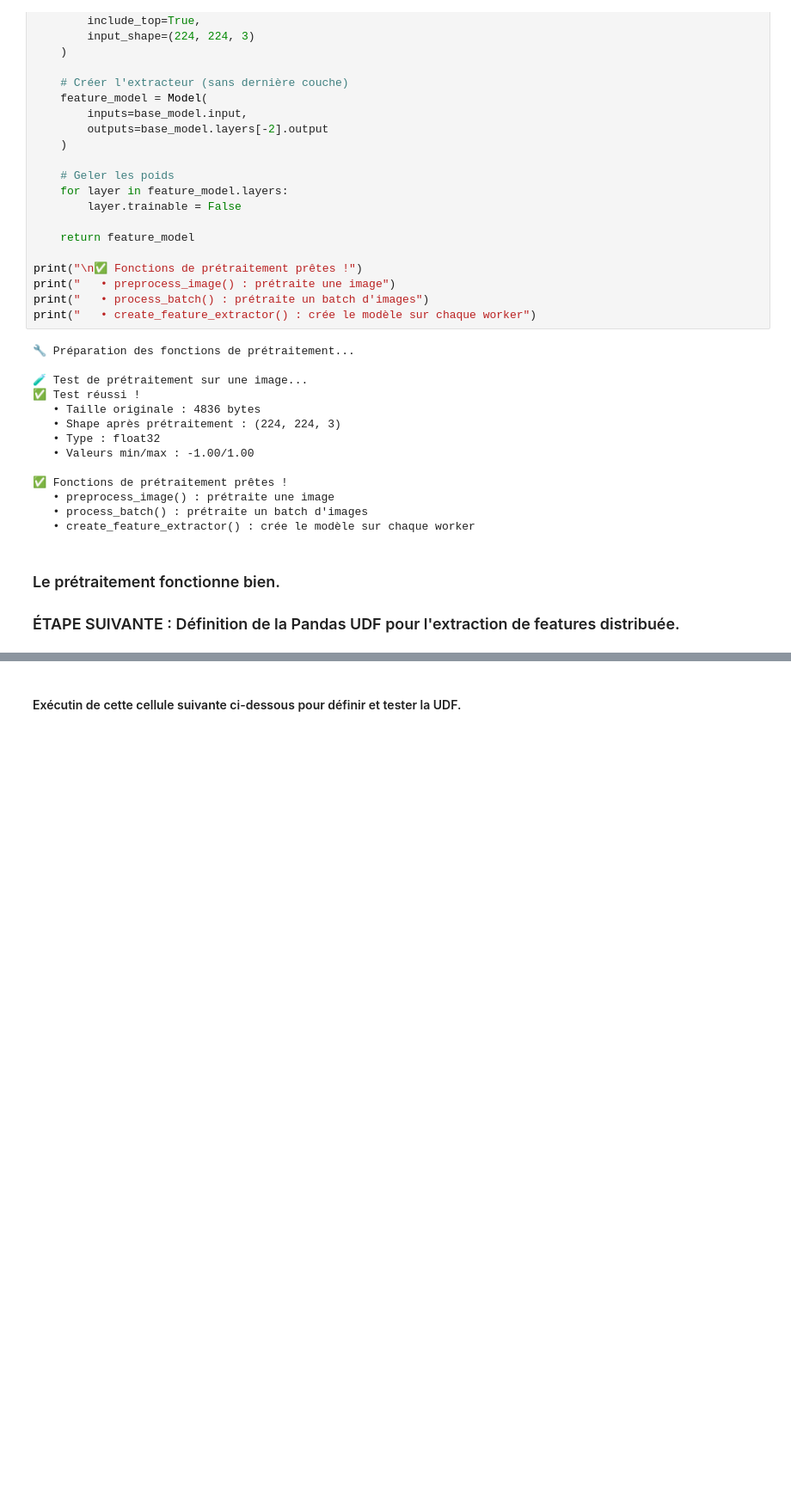
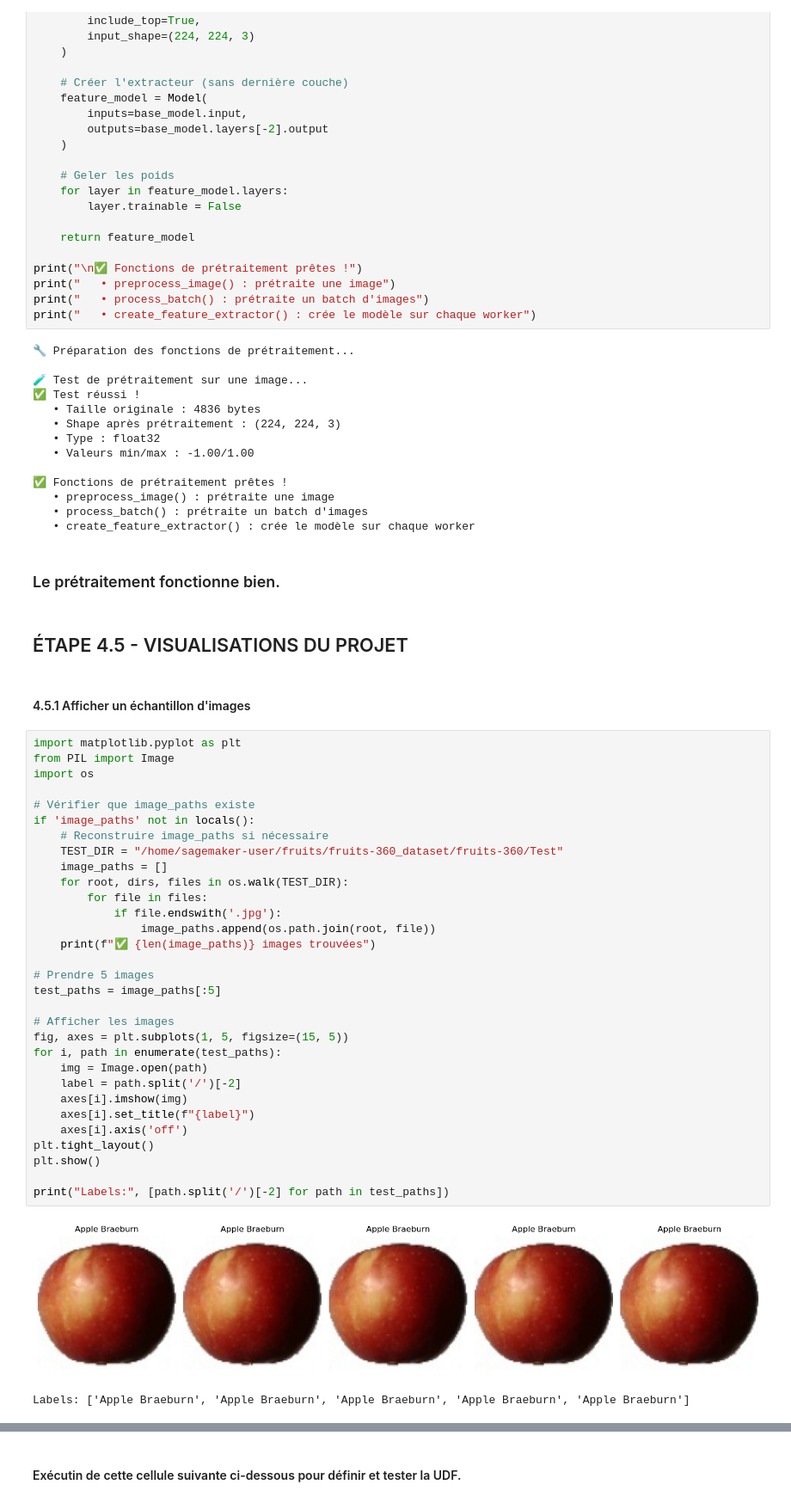
Before and after one commit to kkouakou/PROJECT8, a Jupyter notebook: AWS SageMaker Projet 8 en version Locale de KOUAKOU Kevin PySpark3.ipynb, the cells around one changed output, grey strips where cells are left out. Shown at 86% size. Saved outputs shown, nothing was run; the diff lists cells and outputs as text; blank space fills up the shorter version.

```diff
--- a/AWS SageMaker Projet 8 en version Locale de KOUAKOU Kevin PySpark3.ipynb
+++ b/AWS SageMaker Projet 8 en version Locale de KOUAKOU Kevin PySpark3.ipynb
@@ -1689,5 +1735,41 @@ print("   • create_feature_extractor() : crée le modèle sur chaque worker")
    • create_feature_extractor() : crée le modèle sur chaque worker
 # %% [markdown]
 ### Le prétraitement fonctionne bien.
-
-### ÉTAPE SUIVANTE : Définition de la Pandas UDF pour l'extraction de features distribuée.
+# %% [markdown]
+## ÉTAPE 4.5 - VISUALISATIONS DU PROJET
+# %% [markdown]
+#### 4.5.1 Afficher un échantillon d'images
+# %%
+import matplotlib.pyplot as plt
+from PIL import Image
+import os
+
+# Vérifier que image_paths existe
+if 'image_paths' not in locals():
+    # Reconstruire image_paths si nécessaire
+    TEST_DIR = "/home/sagemaker-user/fruits/fruits-360_dataset/fruits-360/Test"
+    image_paths = []
+    for root, dirs, files in os.walk(TEST_DIR):
+        for file in files:
+            if file.endswith('.jpg'):
+                image_paths.append(os.path.join(root, file))
+    print(f"✅ {len(image_paths)} images trouvées")
+
+# Prendre 5 images
+test_paths = image_paths[:5]
+
+# Afficher les images
+fig, axes = plt.subplots(1, 5, figsize=(15, 5))
+for i, path in enumerate(test_paths):
+    img = Image.open(path)
+    label = path.split('/')[-2]
+    axes[i].imshow(img)
+    axes[i].set_title(f"{label}")
+    axes[i].axis('off')
+plt.tight_layout()
+plt.show()
+
+print("Labels:", [path.split('/')[-2] for path in test_paths])
+# %% [output]
+[figure, added]
+Labels: ['Apple Braeburn', 'Apple Braeburn', 'Apple Braeburn', 'Apple Braeburn', 'Apple Braeburn']
```
Also changed, not shown: parts of 31 cells of this notebook.
